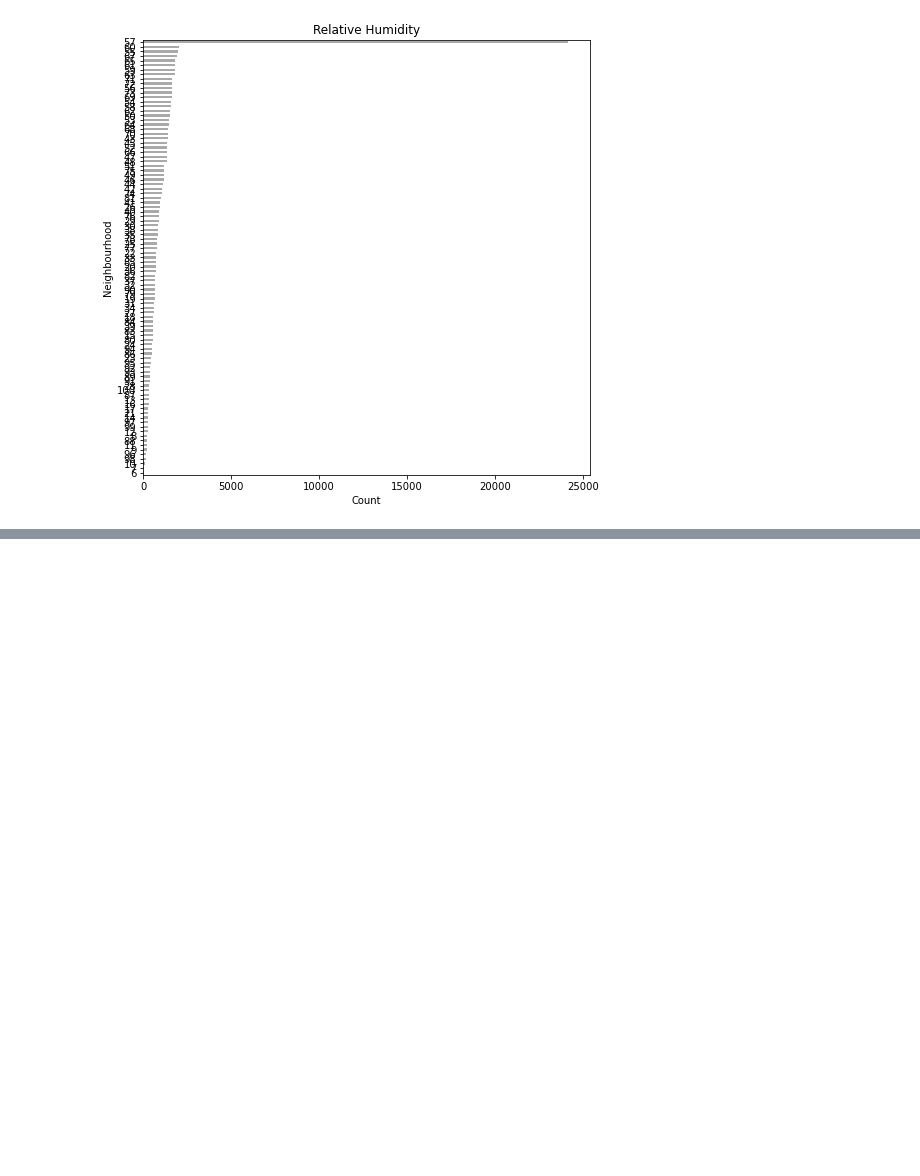
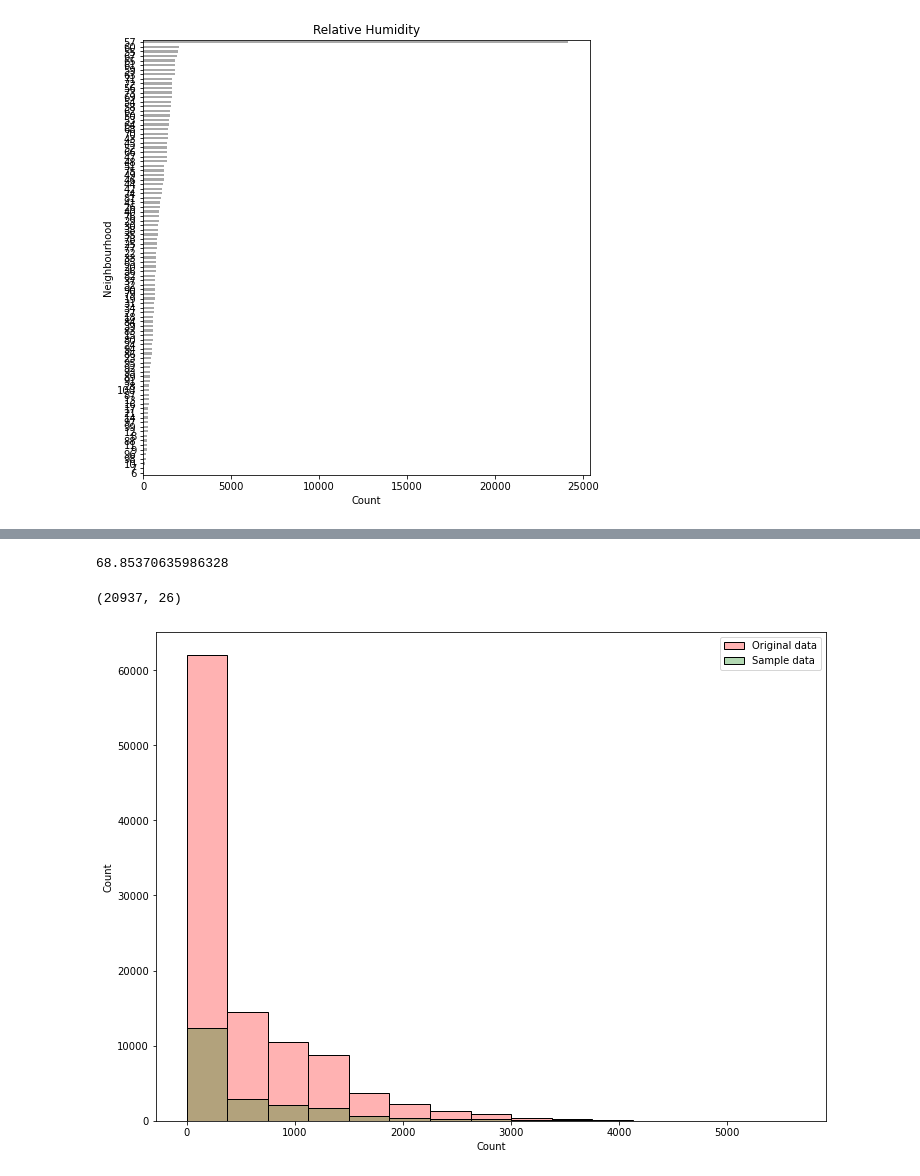
Before and after one commit to joshjovanov/BUSA3021-Final, a Jupyter notebook: Stockland.ipynb, the cells around one changed output, grey strips where cells are left out. Saved outputs shown, nothing was run; the diff lists cells and outputs as text; code cells hidden in the pictures; blank space fills up the shorter version.

```diff
--- a/Stockland.ipynb
+++ b/Stockland.ipynb
@@ -85,0 +77,23 @@ memory usage: 20.8+ MB
+# %%
+memory_usage.sum()
+# %% [output]
+68.85370635986328
+# %%
+sample_df = df.sample(int(len(df) * 0.2))
+sample_df.shape
+# %% [output]
+(20937, 26)
+# %%
+fig, ax = plt.subplots(figsize=(12, 9))
+
+sns.histplot(
+    data=df, x="Count", label="Original data", color="red", alpha=0.3, bins=15
+)
+sns.histplot(
+    data=sample_df, x="Count", label="Sample data", color="green", alpha=0.3, bins=15
+)
+
+plt.legend()
+plt.show();
+# %% [output]
+[figure, added]
```
Also changed, not shown: parts of 8 cells of this notebook.
